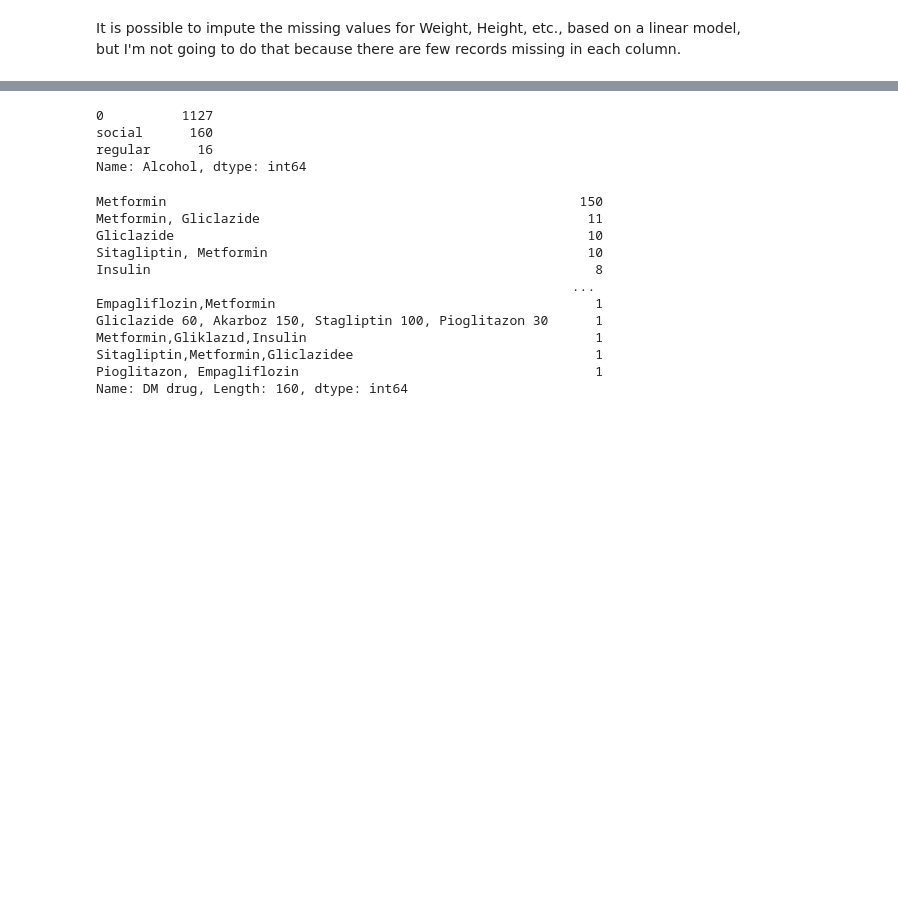
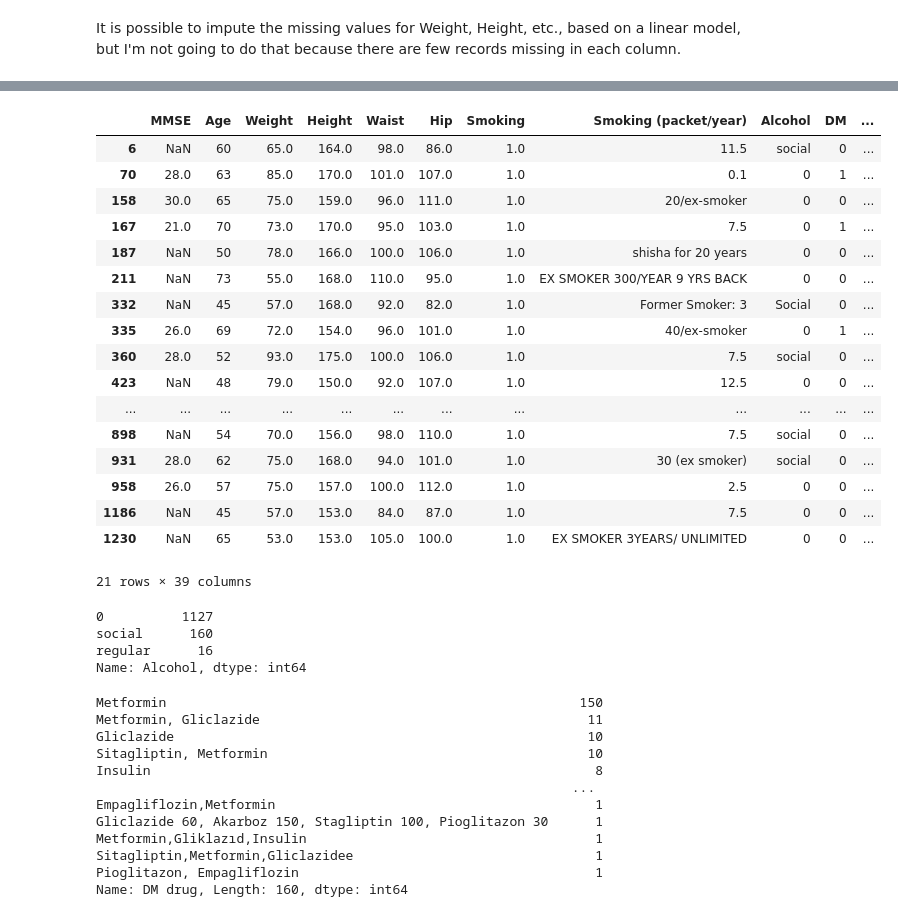
Before and after one commit to rfryrice/data-science, a Jupyter notebook: Project 3 - Detecting Sarcopenia.ipynb, the cells around one changed output, grey strips where cells are left out. Saved outputs shown, nothing was run; the diff lists cells and outputs as text; code cells hidden in the pictures; blank space fills up the shorter version.

```diff
--- a/Project 3 - Detecting Sarcopenia.ipynb
+++ b/Project 3 - Detecting Sarcopenia.ipynb
@@ -141,3 +140,24 @@ data.iloc[1209,7] = 1 # Guesstimate
+# %%
+data.loc[(data['Smoking (packet/year)'].str.isnumeric() == False)]
+# %% [output]
+|  | MMSE | Age | Weight | Height | Waist | Hip | Smoking | Smoking (packet/year) | Alcohol | DM | ... |
+| 6 | NaN | 60 | 65.0 | 164.0 | 98.0 | 86.0 | 1.0 | 11.5 | social | 0 | ... |
+| 70 | 28.0 | 63 | 85.0 | 170.0 | 101.0 | 107.0 | 1.0 | 0.1 | 0 | 1 | ... |
+| 158 | 30.0 | 65 | 75.0 | 159.0 | 96.0 | 111.0 | 1.0 | 20/ex-smoker | 0 | 0 | ... |
+| 167 | 21.0 | 70 | 73.0 | 170.0 | 95.0 | 103.0 | 1.0 | 7.5 | 0 | 1 | ... |
+| 187 | NaN | 50 | 78.0 | 166.0 | 100.0 | 106.0 | 1.0 | shisha for 20 years | 0 | 0 | ... |
+| 211 | NaN | 73 | 55.0 | 168.0 | 110.0 | 95.0 | 1.0 | EX SMOKER 300/YEAR 9 YRS BACK | 0 | 0 | ... |
+| 332 | NaN | 45 | 57.0 | 168.0 | 92.0 | 82.0 | 1.0 | Former Smoker: 3 | Social | 0 | ... |
+| 335 | 26.0 | 69 | 72.0 | 154.0 | 96.0 | 101.0 | 1.0 | 40/ex-smoker | 0 | 1 | ... |
+| 360 | 28.0 | 52 | 93.0 | 175.0 | 100.0 | 106.0 | 1.0 | 7.5 | social | 0 | ... |
+| 423 | NaN | 48 | 79.0 | 150.0 | 92.0 | 107.0 | 1.0 | 12.5 | 0 | 0 | ... |
+| ... | ... | ... | ... | ... | ... | ... | ... | ... | ... | ... | ... |
+| 898 | NaN | 54 | 70.0 | 156.0 | 98.0 | 110.0 | 1.0 | 7.5 | social | 0 | ... |
+| 931 | 28.0 | 62 | 75.0 | 168.0 | 94.0 | 101.0 | 1.0 | 30 (ex smoker) | social | 0 | ... |
+| 958 | 26.0 | 57 | 75.0 | 157.0 | 100.0 | 112.0 | 1.0 | 2.5 | 0 | 0 | ... |
+| 1186 | NaN | 45 | 57.0 | 153.0 | 84.0 | 87.0 | 1.0 | 7.5 | 0 | 0 | ... |
+| 1230 | NaN | 65 | 53.0 | 153.0 | 105.0 | 100.0 | 1.0 | EX SMOKER 3YEARS/ UNLIMITED | 0 | 0 | ... |
+21 rows × 39 columns
 # %%
 import re
 
```
Also changed, not shown: parts of 28 cells of this notebook.
